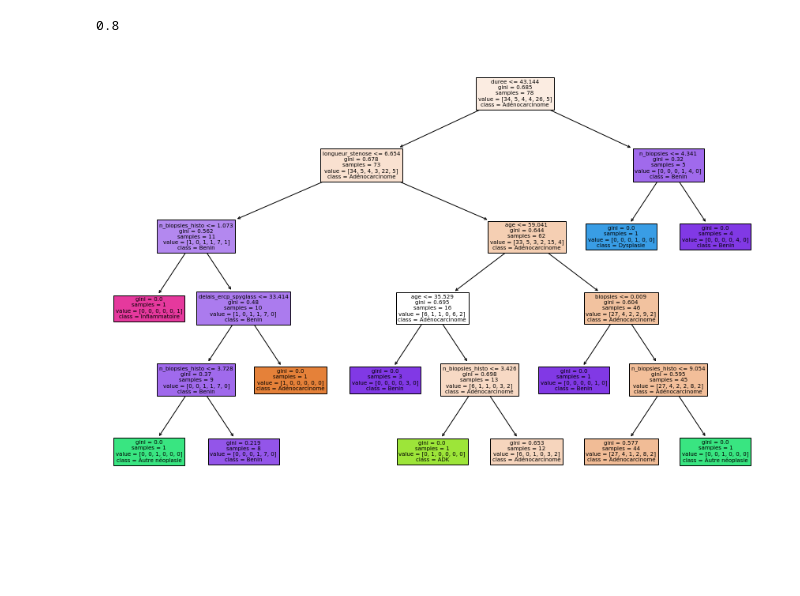
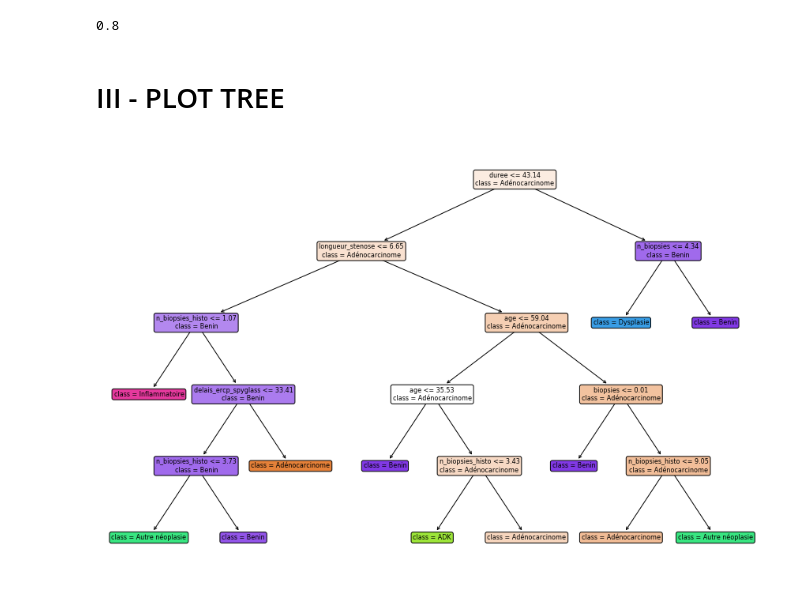
Before and after one commit to the-dharma-bum/SPYGLASS, a Jupyter notebook: classif_medical_data.ipynb, the cells around one changed output. Saved outputs shown, nothing was run; the diff lists cells and outputs as text; code cells hidden in the pictures; blank space fills up the shorter version.

Commit message:
add clean tree plot

```diff
--- a/classif_medical_data.ipynb
+++ b/classif_medical_data.ipynb
@@ -87,5 +87,7 @@ print(accuracy)
 0.8
 # %%
 db = load_and_preprocess_data('../medical_data3.csv')
+# %% [markdown]
+# III - PLOT TREE
 # %%
 def plot_decision_tree(decision_tree, db, figsize=(15,10)):
@@ -95,7 +98,24 @@ def plot_decision_tree(decision_tree, db, figsize=(15,10)):
         class_names=['Adénocarcinome', 'ADK', 'Autre néoplasie',
                      'Dysplasie', 'Benin', 'Inflammatoire'])
     plt.show()
+# %%
+def remove_value(annotation):
+    text = annotation.get_text()
+    remove_start_idx = text.find('samples')
+    remove_stop_idx  = text.find('class')
+    annotation.set_text(text[:remove_start_idx] + text[remove_stop_idx:])
+# %%
+def custom_plot_tree(decision_tree, db, figsize=(15,10)):
+    fig, ax = plt.subplots(figsize=figsize)
+    annotations = tree.plot_tree(decision_tree, ax=ax, fontsize=8,
+                    filled=True, rounded=True, precision=2, impurity=False,
+                    feature_names=db.columns.values.tolist(),
+                    class_names=['Adénocarcinome', 'ADK', 'Autre néoplasie',
+                                 'Dysplasie', 'Benin', 'Inflammatoire'])
+    for annotation in annotations:
+        remove_value(annotation)
+    plt.show()
 # %%
-plot_decision_tree(decision_tree, db)
+custom_plot_tree(decision_tree, db)
 # %% [output]
-[figure, old version]
+[figure, new version]
```
Also changed, not shown: parts of 1 cell of this notebook.
